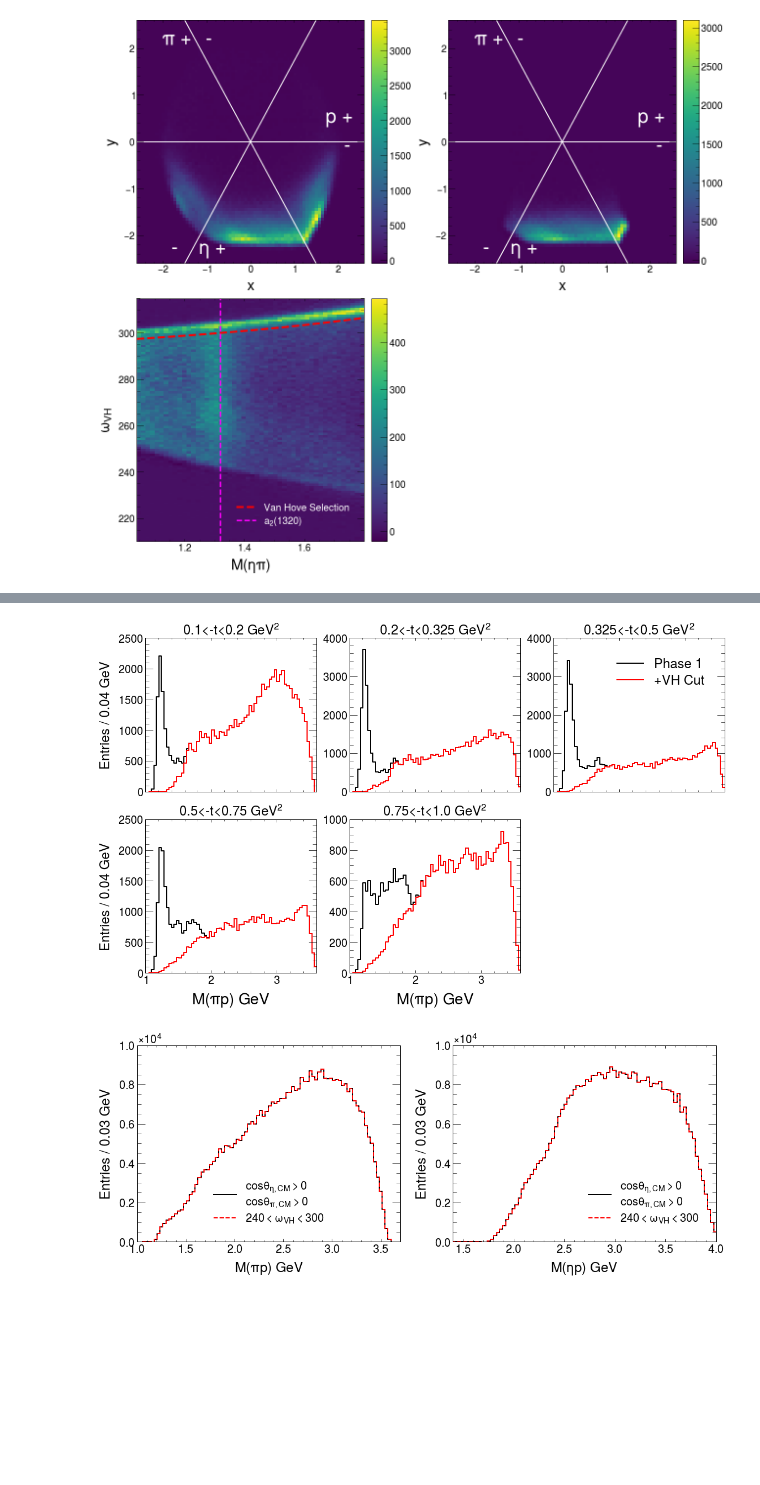
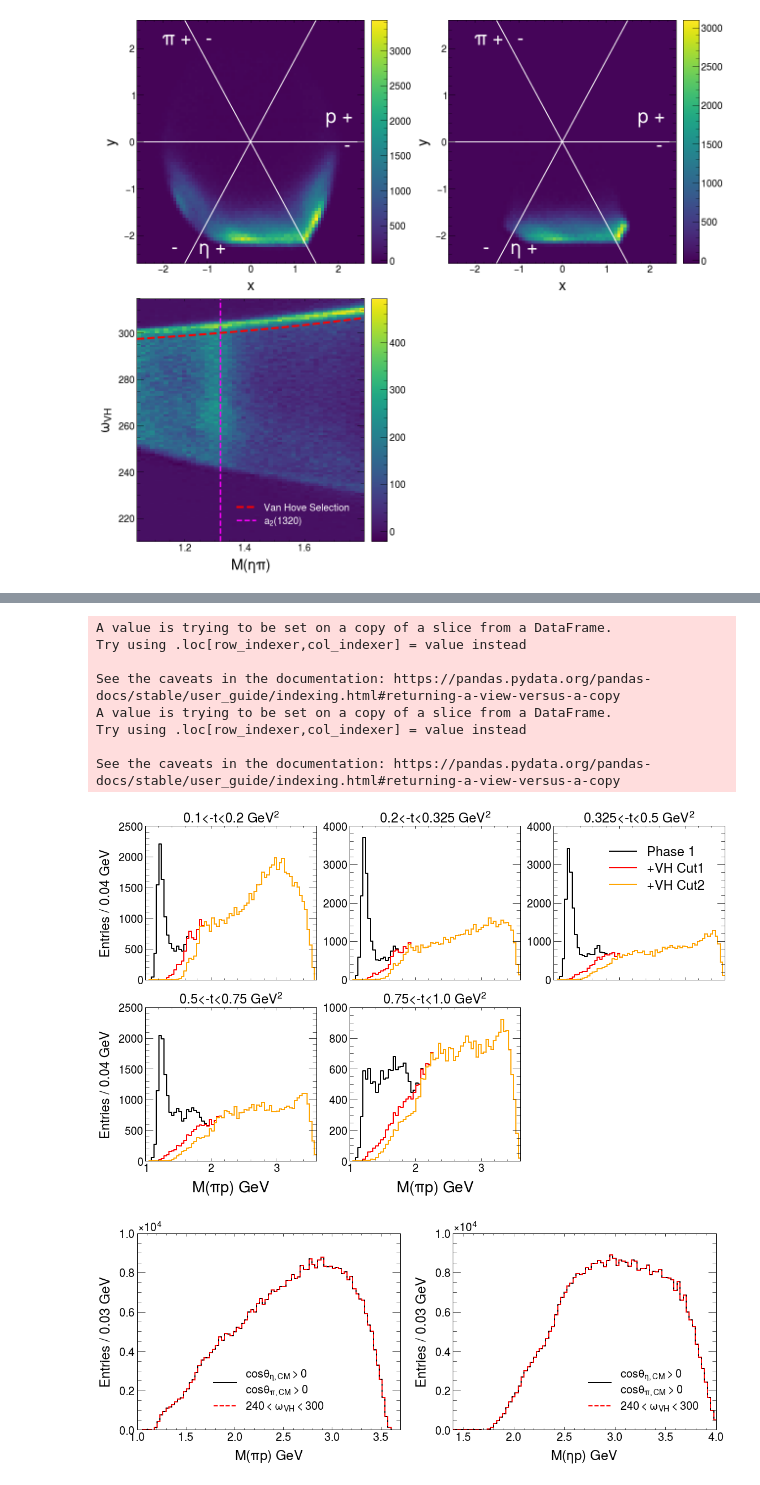
Before and after one commit to lan13005/EtaPi-Analysis, a Jupyter notebook: study_vanHove/vanHoveStudy.ipynb, the cells around one changed output, grey strips where cells are left out. Cells and saved outputs as stored; diff of their text form; code cells hidden in the pictures; blank space fills up the shorter version.

```diff
--- a/study_vanHove/vanHoveStudy.ipynb
+++ b/study_vanHove/vanHoveStudy.ipynb
@@ -151,3 +153,28 @@ plt.tight_layout()
 plt.savefig(f'{ofolder}/vanhove_selection.{ftype}')
 # %% [output]
 [figure]
+# %%
+fig,axes=plt.subplots(figsize=(10,8))
+
+data_tmp["pVH"]=f(data_tmp["Mpi0eta"],*args2) > data_tmp.vanHove_omega
+tmp=data_tmp[
+    (data_tmp.vanHove_omega>160)
+    &(data_tmp.Mpi0eta>min_mpi0eta)&(data_tmp.Mpi0eta<max_mpi0eta)
+]
+
+hep.hist2dplot(np.histogram2d(tmp.Mpi0eta,tmp.vanHove_omega,weights=tmp.weightASBS,bins=(50,200)),ax=axes)
+
+ys=f(xs,*(-29.5,-1.05,2.78,328))
+plt.plot(xs,ys,c='red',linestyle='--',linewidth=4,label="1")
+ys=f(xs,*(-29.5,-1.05,2.78,325))
+plt.plot(xs,ys,c='orange',linestyle='--',linewidth=4,label='2')
+
+axes.set_ylim(210,315)
+[axes.axvline(v,c='magenta',linestyle='--',linewidth=3,label=k) for k,v in zip([r"$a_2(1320)$"],[1.320])]
+axes.set_xlabel(r"$M(\eta\pi)$",size=30)
+axes.set_ylabel(r"$\omega_{VH}$",size=30)
+l=axes.legend(loc=4,prop={'size':20})
+for text in l.get_texts():
+    text.set_color("white")
+
+plt.tight_layout()
@@ -162,36 +191,51 @@ width=edges[1]-edges[0]
 for i in range(len(test_ts)-1):
     test_mint=test_ts[i]
     test_maxt=test_ts[i+1]
     axes[i].set_title(f"{test_mint}<-t<{test_maxt} $GeV^2$",size=24)
     tmp=data_tmp[
         (data_tmp.mandelstam_t>test_mint)&(data_tmp.mandelstam_t<test_maxt)
         &(data_tmp.Mpi0eta>min_mpi0eta)&(data_tmp.Mpi0eta<max_mpi0eta)
     ]
     hep.histplot(np.histogram(tmp.Mpi0p,weights=tmp.weightASBS,bins=edges),ax=axes[i],c='black',label="Phase 1")
-    tmp=tmp[tmp.pVH]
-    hep.histplot(np.histogram(tmp.Mpi0p,weights=tmp.weightASBS,bins=edges),ax=axes[i],c='red',label="+VH Cut")
+
+    args2=(-29.5,-1.05,2.78,328) # new
+    tmp["pVH"]=f(tmp["Mpi0eta"],*args2) > tmp.vanHove_omega
+    hep.histplot(np.histogram(tmp.loc[tmp.pVH,'Mpi0p'],weights=tmp.loc[tmp.pVH,'weightASBS'],bins=edges),ax=axes[i],c='red',label="+VH Cut1")
+
+    args2=(-29.5,-1.05,2.78,325) # new
+    tmp["pVH"]=f(tmp["Mpi0eta"],*args2) > tmp.vanHove_omega
+    hep.histplot(np.histogram(tmp.loc[tmp.pVH,'Mpi0p'],weights=tmp.loc[tmp.pVH,'weightASBS'],bins=edges),ax=axes[i],c='orange',label="+VH Cut2")
+
     axes[i].set_ylim(0)
     axes[i].set_xlim(1.0,3.6)
 
 axes[2].legend(prop={"size":24})
 
 # tmp=data_tmp[(data_tmp.mandelstam_t>0.1)&(data_tmp.mandelstam_t<1.0)]
 # hep.histplot(np.histogram(tmp.Mpi0p,weights=tmp.weightASBS,bins=edges),ax=axes[5],c='black',label="phase1")
 # tmp=tmp[tmp.pVH]
 # hep.histplot(np.histogram(tmp.Mpi0p,weights=tmp.weightASBS,bins=edges),ax=axes[5],c='red',label="+VH Cut")
 # axes[5].legend(prop={"size":20})
 # axes[5].set_ylim(0)
 # axes[5].set_xlim(1.0,3.6)
 # axes[5].set_title("0.1<-t<1.0 $GeV^2$",size=24)
 axes[5].axis(False)
 
 [axes[i].set_ylabel(f"Entries / {width:0.02f} GeV") for i in [0,3]]
 [axes[i].set_xlabel(r"$M(\pi p)$ GeV",size=28) for i in range(3,6)]
 
 plt.tight_layout()
 plt.savefig(f'{ofolder}/baryons_tbinned.{ftype}')
 # %% [output]
+A value is trying to be set on a copy of a slice from a DataFrame.
+Try using .loc[row_indexer,col_indexer] = value instead
+
+See the caveats in the documentation: https://pandas.pydata.org/pandas-docs/stable/user_guide/indexing.html#returning-a-view-versus-a-copy
+A value is trying to be set on a copy of a slice from a DataFrame.
+Try using .loc[row_indexer,col_indexer] = value instead
+
+See the caveats in the documentation: https://pandas.pydata.org/pandas-docs/stable/user_guide/indexing.html#returning-a-view-versus-a-copy
-[figure, old version]
+[figure, new version]
 # %%
 fig,axes=plt.subplots(1,2,figsize=(18,6))
 
```
Also changed, not shown: parts of 2 cells of this notebook, 54 other files.
